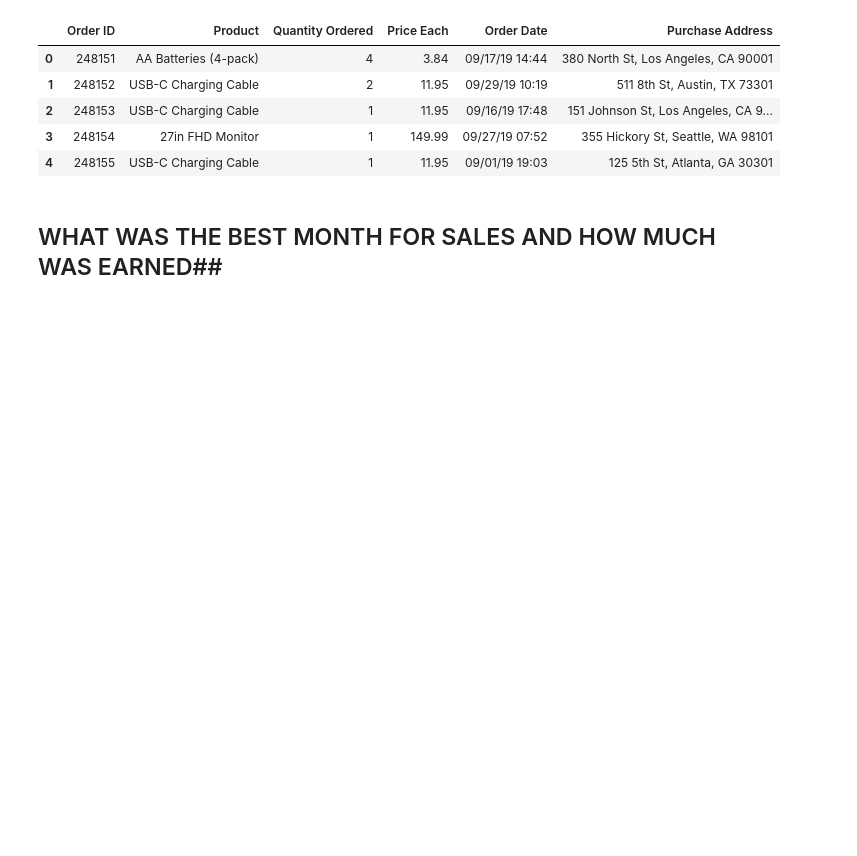
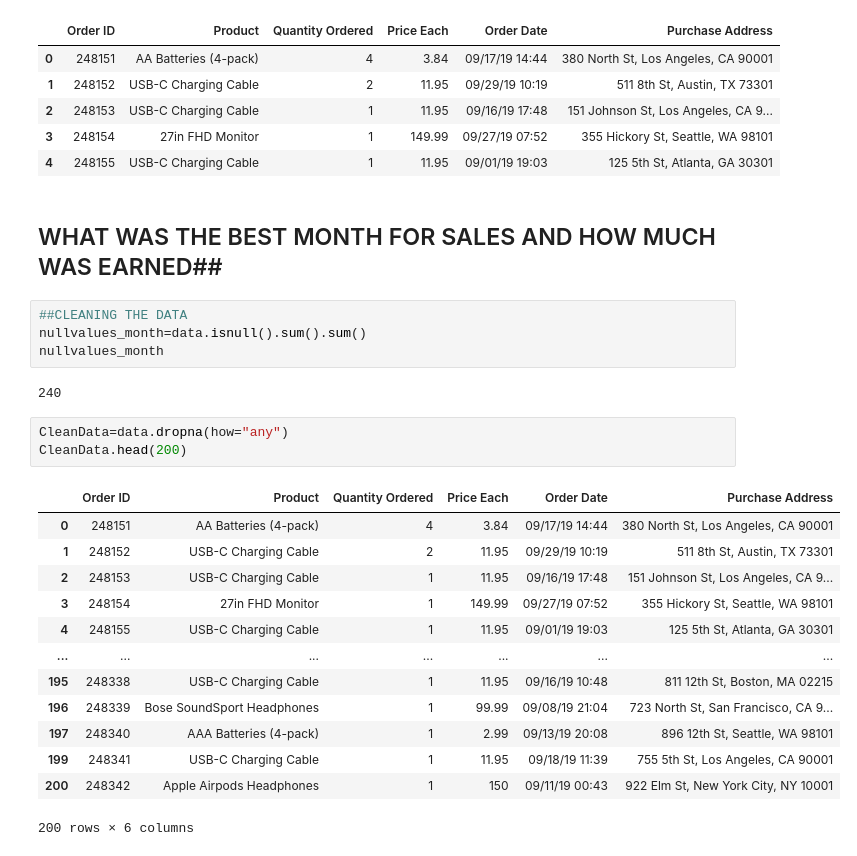
Before and after one commit to TrumpDesigns/Data-Science-Project, a Jupyter notebook: MyAnalysis.ipynb, the cells around one changed output. Saved outputs shown, nothing was run; the diff lists cells and outputs as text; blank space fills up the shorter version.

Commit message:
COMPLETE CREATING MONTH AND PREPROCESSING DATA FOR NUMERICAL OPERATIONS

```diff
--- a/MyAnalysis.ipynb
+++ b/MyAnalysis.ipynb
@@ -64,4 +63,27 @@ data.head()
 | 4 | 248155 | USB-C Charging Cable | 1 | 11.95 | 09/01/19 19:03 | 125 5th St, Atlanta, GA 30301 |
 # %% [markdown]
 ## WHAT WAS THE BEST MONTH FOR SALES AND HOW MUCH WAS EARNED##
+# %%
+##CLEANING THE DATA
+nullvalues_month=data.isnull().sum().sum()
+nullvalues_month
+# %% [output]
+240
+# %%
+CleanData=data.dropna(how="any")
+CleanData.head(200)
+# %% [output]
+|  | Order ID | Product | Quantity Ordered | Price Each | Order Date | Purchase Address |
+| 0 | 248151 | AA Batteries (4-pack) | 4 | 3.84 | 09/17/19 14:44 | 380 North St, Los Angeles, CA 90001 |
+| 1 | 248152 | USB-C Charging Cable | 2 | 11.95 | 09/29/19 10:19 | 511 8th St, Austin, TX 73301 |
+| 2 | 248153 | USB-C Charging Cable | 1 | 11.95 | 09/16/19 17:48 | 151 Johnson St, Los Angeles, CA 9... |
+| 3 | 248154 | 27in FHD Monitor | 1 | 149.99 | 09/27/19 07:52 | 355 Hickory St, Seattle, WA 98101 |
+| 4 | 248155 | USB-C Charging Cable | 1 | 11.95 | 09/01/19 19:03 | 125 5th St, Atlanta, GA 30301 |
+| ... | ... | ... | ... | ... | ... | ... |
+| 195 | 248338 | USB-C Charging Cable | 1 | 11.95 | 09/16/19 10:48 | 811 12th St, Boston, MA 02215 |
+| 196 | 248339 | Bose SoundSport Headphones | 1 | 99.99 | 09/08/19 21:04 | 723 North St, San Francisco, CA 9... |
+| 197 | 248340 | AAA Batteries (4-pack) | 1 | 2.99 | 09/13/19 20:08 | 896 12th St, Seattle, WA 98101 |
+| 199 | 248341 | USB-C Charging Cable | 1 | 11.95 | 09/18/19 11:39 | 755 5th St, Los Angeles, CA 90001 |
+| 200 | 248342 | Apple Airpods Headphones | 1 | 150 | 09/11/19 00:43 | 922 Elm St, New York City, NY 10001 |
+200 rows × 6 columns
 # %%
```
Also changed, not shown: parts of 6 cells of this notebook.
